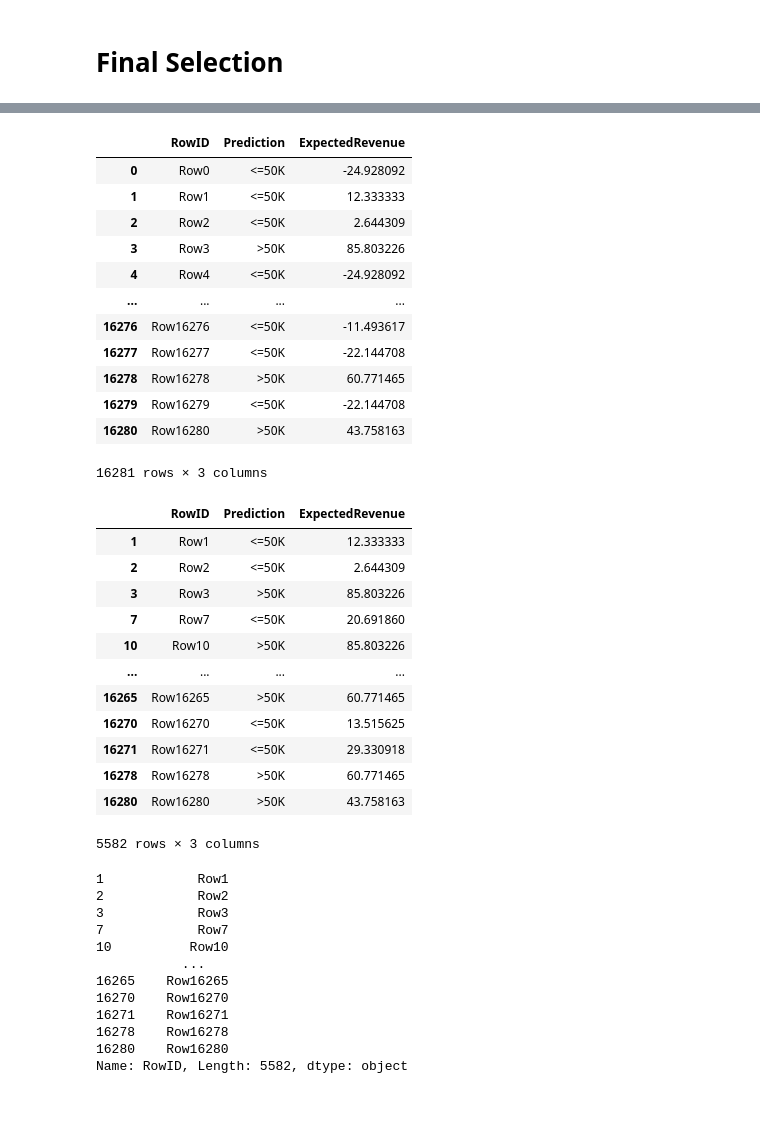
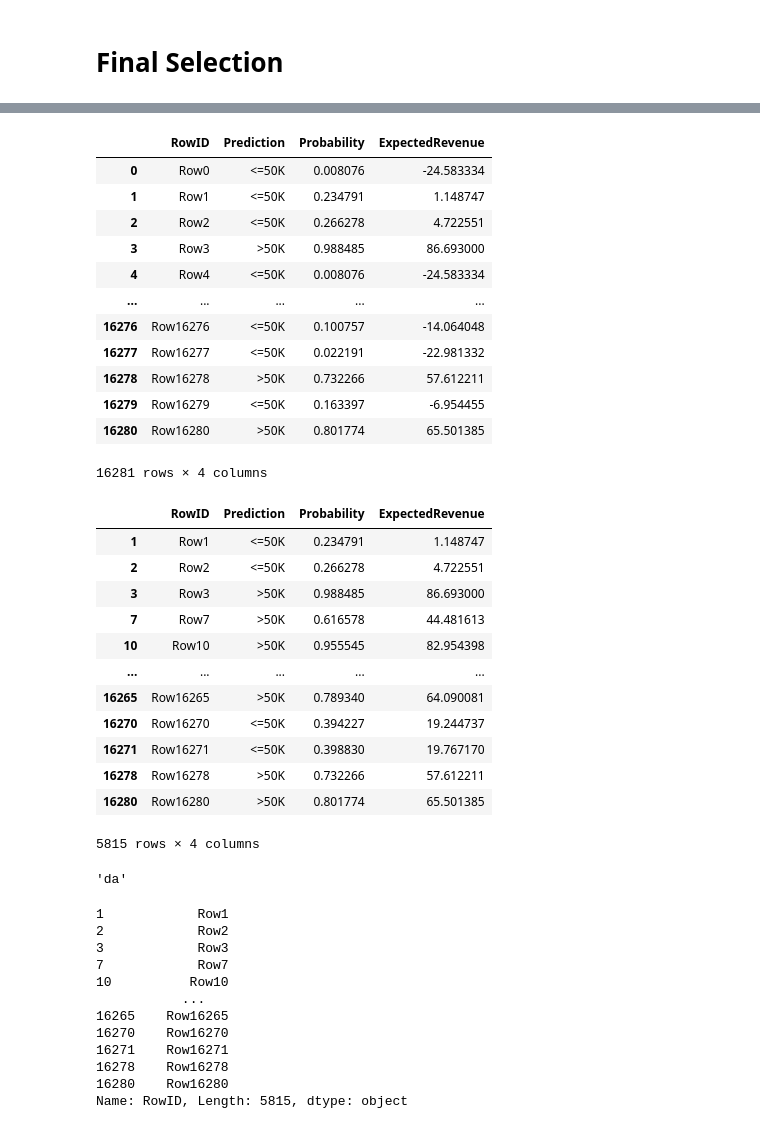
Before and after one commit to noah-daniels/data-mining, a Jupyter notebook: assignment1/notebook.ipynb, the cells around one changed output, grey strips where cells are left out. Cells and saved outputs as stored; diff of their text form; code cells hidden in the pictures.

```diff
--- a/assignment1/notebook.ipynb
+++ b/assignment1/notebook.ipynb
@@ -344,11 +414,10 @@ def create_rf_pipeline():
         remainder='drop', verbose_feature_names_out=False
     )
     i = impute.KNNImputer()
-    st = SparseTransformer()
     rf = ensemble.RandomForestClassifier(n_jobs=-1)
 
 
-    return pipeline.Pipeline([('t', t), ('i', i), ('st', st), ('rf', rf)])
+    return pipeline.Pipeline([('t', t), ('i', i), ('rf', rf)])
 
 create_rf_pipeline()
 # %% [output]
@@ -419,42 +471,61 @@ Thus by selecting all potential customers with an estimated probability exceedin
 # %%
+final_pipeline = create_rf_pipeline()
+final_pipeline.set_params(**{
+    'rf__max_depth': None,
+    'rf__max_features': None,
+    'rf__max_leaf_nodes': 150,
+    'rf__max_samples': 1.0,
+    'rf__n_estimators': 100
+})
+final_pipeline.fit(X, y)
+
 result = pd.DataFrame()
 result['RowID'] = unlabeled_data['RowID']
 
-result['Prediction'] = dt_p.predict(unlabeled_data)
-result['ExpectedRevenue'] = np.add(np.multiply(dt_p.predict_proba(unlabeled_data)[:, 1], 113.5), -25.5)
+result['Prediction'] = final_pipeline.predict(unlabeled_data)
+result['Probability'] = final_pipeline.predict_proba(unlabeled_data)[:, 1]
+result['ExpectedRevenue'] = np.add(np.multiply(result['Probability'], 113.5), -25.5)
 result
 # %% [output]
-|  | RowID | Prediction | ExpectedRevenue |
-| 0 | Row0 | <=50K | -24.928092 |
-| 1 | Row1 | <=50K | 12.333333 |
-| 2 | Row2 | <=50K | 2.644309 |
-| 3 | Row3 | >50K | 85.803226 |
-| 4 | Row4 | <=50K | -24.928092 |
-| ... | ... | ... | ... |
-| 16276 | Row16276 | <=50K | -11.493617 |
-| 16277 | Row16277 | <=50K | -22.144708 |
-| 16278 | Row16278 | >50K | 60.771465 |
-| 16279 | Row16279 | <=50K | -22.144708 |
-| 16280 | Row16280 | >50K | 43.758163 |
+|  | RowID | Prediction | Probability | ExpectedRevenue |
+| 0 | Row0 | <=50K | 0.008076 | -24.583334 |
+| 1 | Row1 | <=50K | 0.234791 | 1.148747 |
+| 2 | Row2 | <=50K | 0.266278 | 4.722551 |
+| 3 | Row3 | >50K | 0.988485 | 86.693000 |
+| 4 | Row4 | <=50K | 0.008076 | -24.583334 |
+| ... | ... | ... | ... | ... |
+| 16276 | Row16276 | <=50K | 0.100757 | -14.064048 |
+| 16277 | Row16277 | <=50K | 0.022191 | -22.981332 |
+| 16278 | Row16278 | >50K | 0.732266 | 57.612211 |
+| 16279 | Row16279 | <=50K | 0.163397 | -6.954455 |
+| 16280 | Row16280 | >50K | 0.801774 | 65.501385 |
-16281 rows × 3 columns
+16281 rows × 4 columns
 # %%
 selection = result[result['ExpectedRevenue']>0]
 selection
 # %% [output]
-|  | RowID | Prediction | ExpectedRevenue |
-| 1 | Row1 | <=50K | 12.333333 |
-| 2 | Row2 | <=50K | 2.644309 |
-| 3 | Row3 | >50K | 85.803226 |
-| 7 | Row7 | <=50K | 20.691860 |
-| 10 | Row10 | >50K | 85.803226 |
-| ... | ... | ... | ... |
-| 16265 | Row16265 | >50K | 60.771465 |
-| 16270 | Row16270 | <=50K | 13.515625 |
-| 16271 | Row16271 | <=50K | 29.330918 |
-| 16278 | Row16278 | >50K | 60.771465 |
-| 16280 | Row16280 | >50K | 43.758163 |
+|  | RowID | Prediction | Probability | ExpectedRevenue |
+| 1 | Row1 | <=50K | 0.234791 | 1.148747 |
+| 2 | Row2 | <=50K | 0.266278 | 4.722551 |
+| 3 | Row3 | >50K | 0.988485 | 86.693000 |
+| 7 | Row7 | >50K | 0.616578 | 44.481613 |
+| 10 | Row10 | >50K | 0.955545 | 82.954398 |
+| ... | ... | ... | ... | ... |
+| 16265 | Row16265 | >50K | 0.789340 | 64.090081 |
+| 16270 | Row16270 | <=50K | 0.394227 | 19.244737 |
+| 16271 | Row16271 | <=50K | 0.398830 | 19.767170 |
+| 16278 | Row16278 | >50K | 0.732266 | 57.612211 |
+| 16280 | Row16280 | >50K | 0.801774 | 65.501385 |
-5582 rows × 3 columns
+5815 rows × 4 columns
+# %%
+" da".replace(' ', '')
+# %% [output]
+'da'
 # %%
+with open('test.txt', 'w') as f:
+    df_string = selection['RowID'].to_string(header=False, index=False).replace(' ', '')
+    f.write(df_string)
+
 selection['RowID']
 # %% [output]
 1            Row1
@@ -468,7 +539,7 @@ selection['RowID']
 16271    Row16271
 16278    Row16278
 16280    Row16280
-Name: RowID, Length: 5582, dtype: object
+Name: RowID, Length: 5815, dtype: object
 # %%
 selection['ExpectedRevenue'].sum()
 # %% [output]
```
Also changed, not shown: parts of 26 cells of this notebook, 1 other file.
